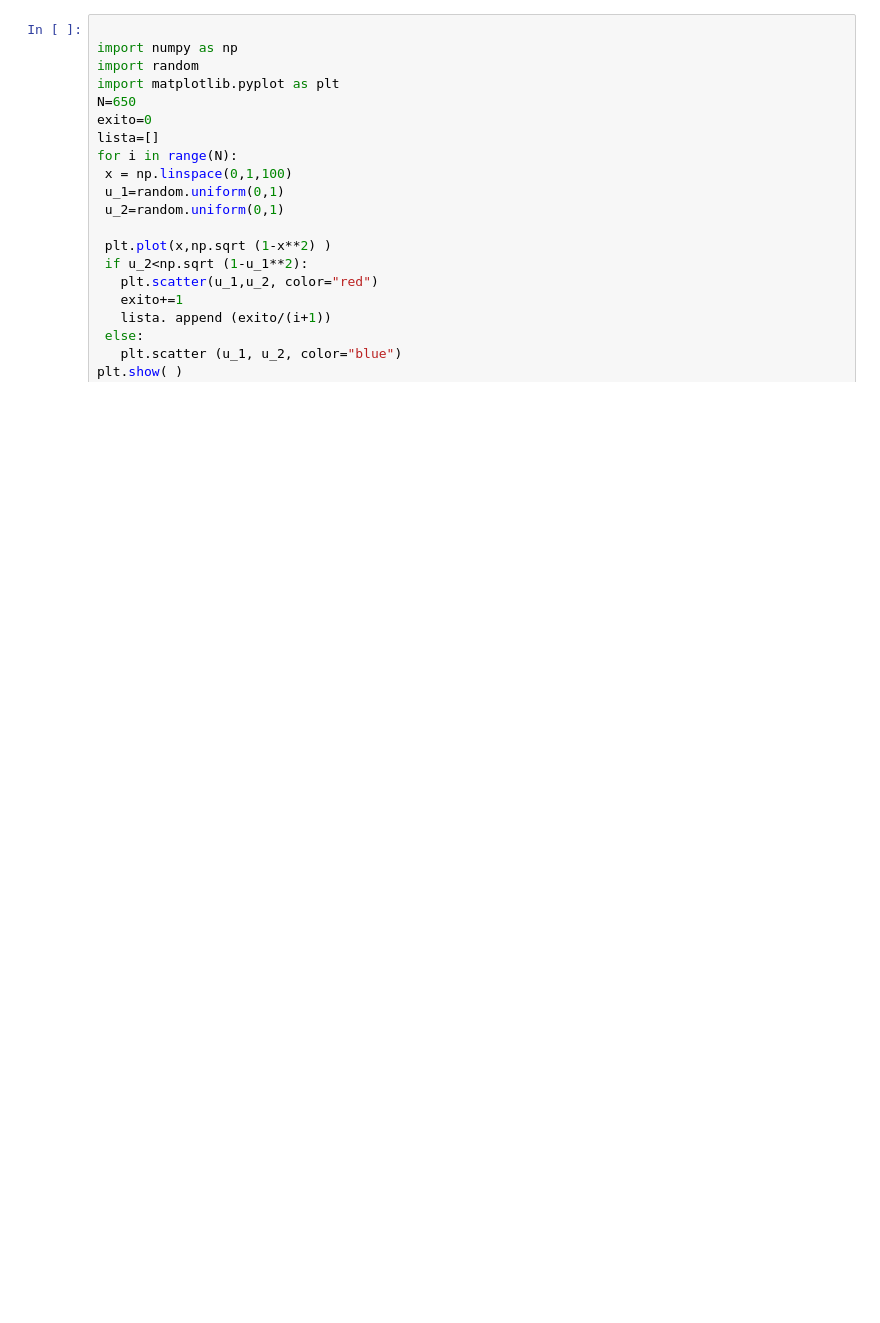
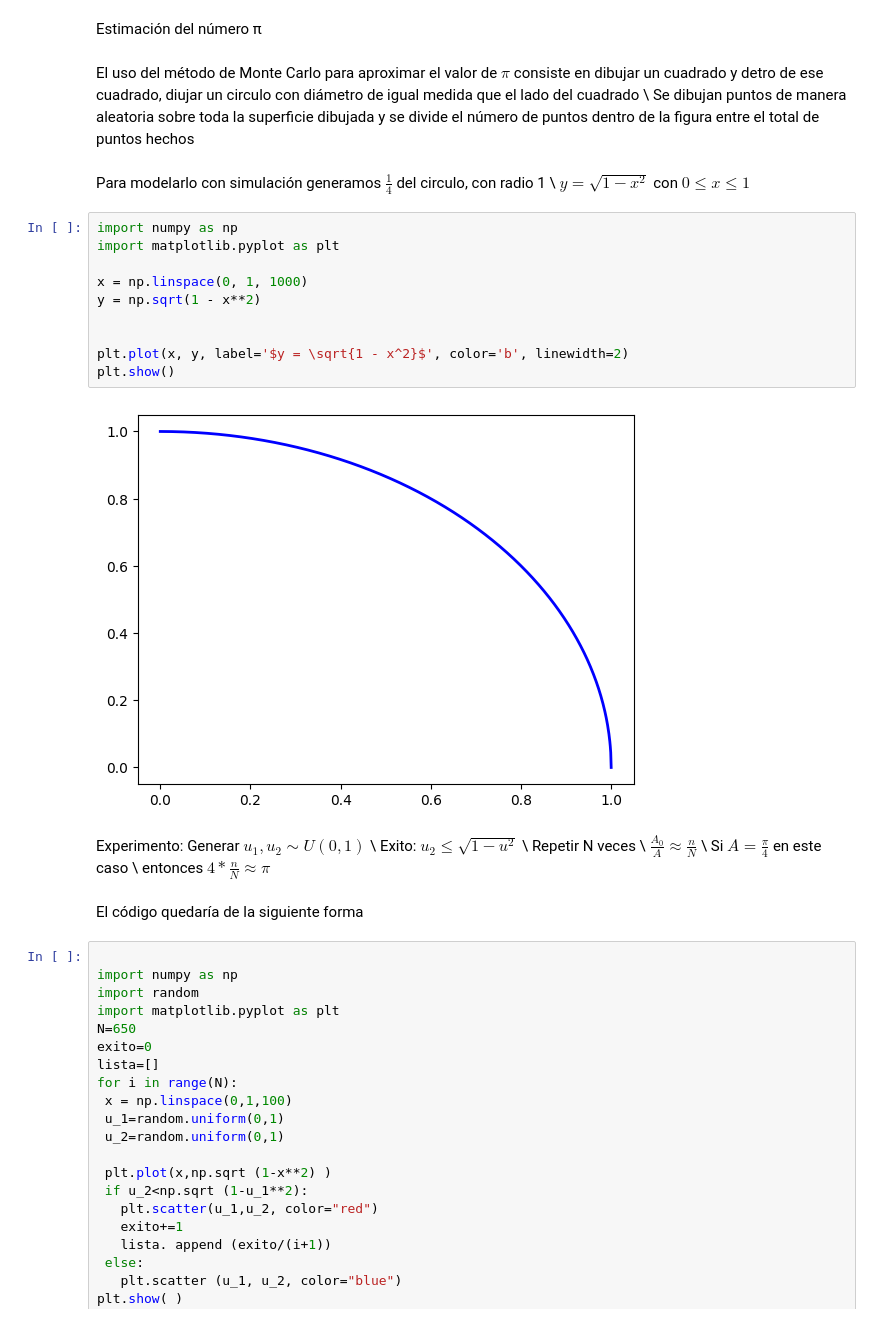
Before and after one commit to ErandySV/Simulaci-n-I, a Jupyter notebook: Pi.ipynb, the cells around one changed output. Cells and saved outputs as stored; diff of their text form; blank space fills up the shorter version.

```diff
--- a/Pi.ipynb
+++ b/Pi.ipynb
@@ -1,5 +1,34 @@
 # %% [markdown]
 <a href="https://colab.research.google.com/github/ErandySV/Simulaci-n-I/blob/main/Pi.ipynb" target="_parent"><img src="https://colab.research.google.com/assets/colab-badge.svg" alt="Open In Colab"/></a>
+# %% [markdown]
+Estimación del número π
+# %% [markdown]
+El uso del método de Monte Carlo para aproximar el valor de $\pi$ consiste en dibujar un cuadrado y detro de ese cuadrado, diujar un circulo con diámetro de igual medida que el lado del cuadrado \\
+Se dibujan puntos de manera aleatoria sobre toda la superficie dibujada y se divide el número de puntos dentro de la figura entre el total de puntos hechos
+# %% [markdown]
+Para modelarlo con simulación generamos $\frac{1}{4}$ del circulo, con radio 1 \\
+$y=\sqrt{1-x^2} $ con $0\leq x\leq 1$
+# %%
+import numpy as np
+import matplotlib.pyplot as plt
+
+x = np.linspace(0, 1, 1000)
+y = np.sqrt(1 - x**2)
+
+
+plt.plot(x, y, label='$y = \sqrt{1 - x^2}$', color='b', linewidth=2)
+plt.show()
+# %% [output]
+[figure, added]
+# %% [markdown]
+Experimento: Generar $u_1,u_2∼U(0,1)$ \\
+Exito: $u_2\leq \sqrt{1-u^2}$ \\
+Repetir N veces \\
+$\frac{A_0}{A}≈\frac{n}{N}$ \\
+Si $A=\frac{\pi}{4}$ en este caso \\
+entonces $4 *\frac{n}{N} ≈ \pi$
+# %% [markdown]
+El código quedaría de la siguiente forma
 # %%
 
 import numpy as np
```
Also changed, not shown: parts of 1 cell of this notebook.
